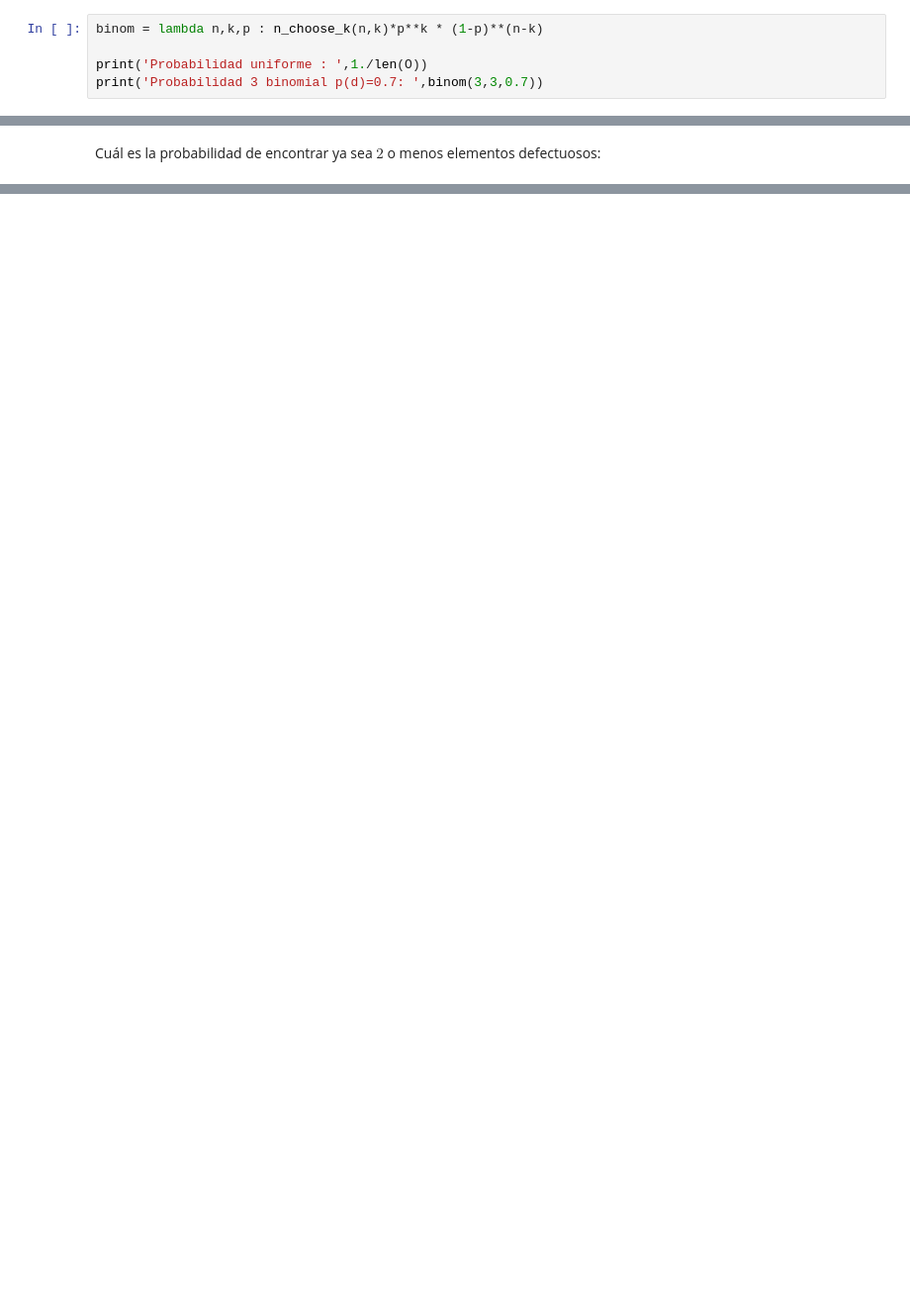
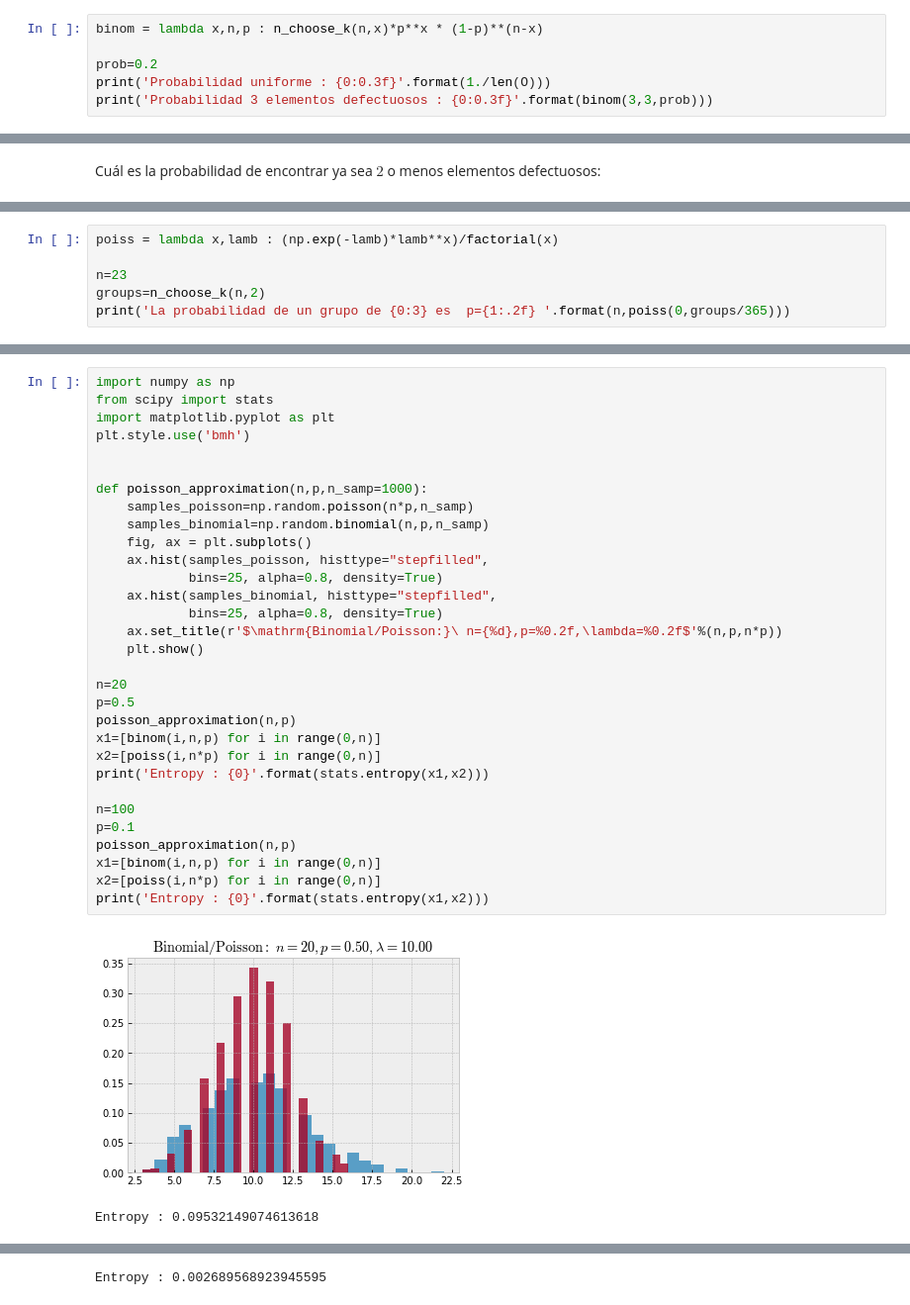
Before and after one commit to sherna90/matematicas_discretas, a Jupyter notebook: 2.-probabilidad_discreta.ipynb, the cells around one changed output, grey strips where cells are left out. Shown: that part at 99% size. Saved outputs shown, nothing was run; the diff lists cells and outputs as text; blank space fills up the shorter version.

Commit message:
prob

```diff
--- a/2.-probabilidad_discreta.ipynb
+++ b/2.-probabilidad_discreta.ipynb
@@ -44,8 +30,9 @@ $P (D) = 0.2$. Determine la distribución para la cantidad de elementos defectu-
 osos que es posible encontrar y calcule la probabilidad de encontrar 3 elementos
 defectuosos al mismo tiempo.
 # %%
-binom = lambda n,k,p : n_choose_k(n,k)*p**k * (1-p)**(n-k)
+binom = lambda x,n,p : n_choose_k(n,x)*p**x * (1-p)**(n-x)
 
-print('Probabilidad uniforme : ',1./len(O))
-print('Probabilidad 3 binomial p(d)=0.7: ',binom(3,3,0.7))
+prob=0.2
+print('Probabilidad uniforme : {0:0.3f}'.format(1./len(O)))
+print('Probabilidad 3 elementos defectuosos : {0:0.3f}'.format(binom(3,3,prob)))
 # %% [output]
@@ -101,0 +121,6 @@ poisson_approximation(1000,0.01,1000)
+# %%
+poiss = lambda x,lamb : (np.exp(-lamb)*lamb**x)/factorial(x)
+
+n=23
+groups=n_choose_k(n,2)
+print('La probabilidad de un grupo de {0:3} es  p={1:.2f} '.format(n,poiss(0,groups/365)))
@@ -101,0 +129,34 @@ poisson_approximation(1000,0.01,1000)
+# %%
+import numpy as np
+from scipy import stats
+import matplotlib.pyplot as plt
+plt.style.use('bmh')
+
+
+def poisson_approximation(n,p,n_samp=1000):
+    samples_poisson=np.random.poisson(n*p,n_samp)
+    samples_binomial=np.random.binomial(n,p,n_samp)
+    fig, ax = plt.subplots()
+    ax.hist(samples_poisson, histtype="stepfilled",
+            bins=25, alpha=0.8, density=True)
+    ax.hist(samples_binomial, histtype="stepfilled",
+            bins=25, alpha=0.8, density=True)
+    ax.set_title(r'$\mathrm{Binomial/Poisson:}\ n={%d},p=%0.2f,\lambda=%0.2f$'%(n,p,n*p))
+    plt.show()
+
+n=20
+p=0.5
+poisson_approximation(n,p)
+x1=[binom(i,n,p) for i in range(0,n)]
+x2=[poiss(i,n*p) for i in range(0,n)]
+print('Entropy : {0}'.format(stats.entropy(x1,x2)))
+
+n=100
+p=0.1
+poisson_approximation(n,p)
+x1=[binom(i,n,p) for i in range(0,n)]
+x2=[poiss(i,n*p) for i in range(0,n)]
+print('Entropy : {0}'.format(stats.entropy(x1,x2)))
+# %% [output]
+[figure, added]
+Entropy : 0.09532149074613618
@@ -101,0 +164 @@ poisson_approximation(1000,0.01,1000)
+Entropy : 0.002689568923945595
```
Also changed, not shown: parts of 20 cells of this notebook, 1 other file.
